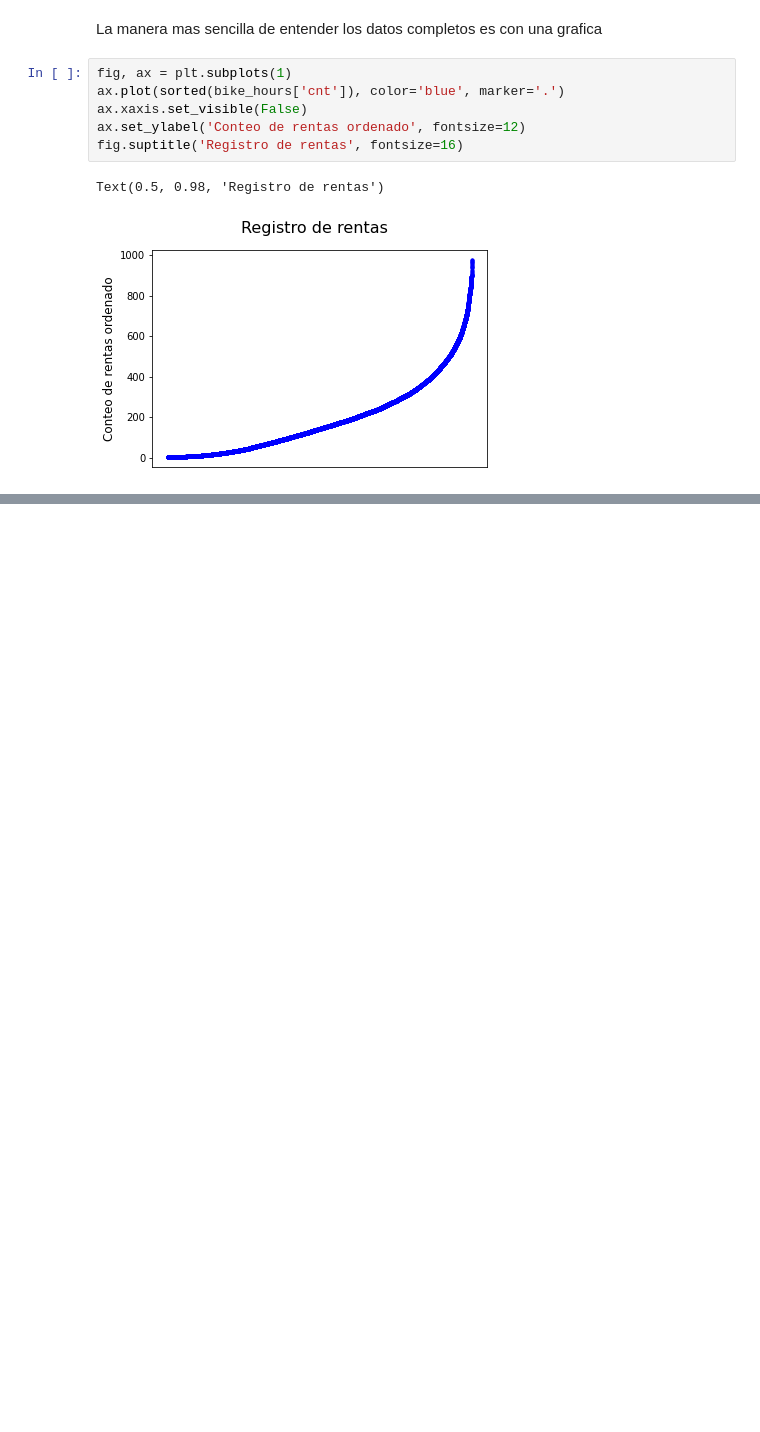
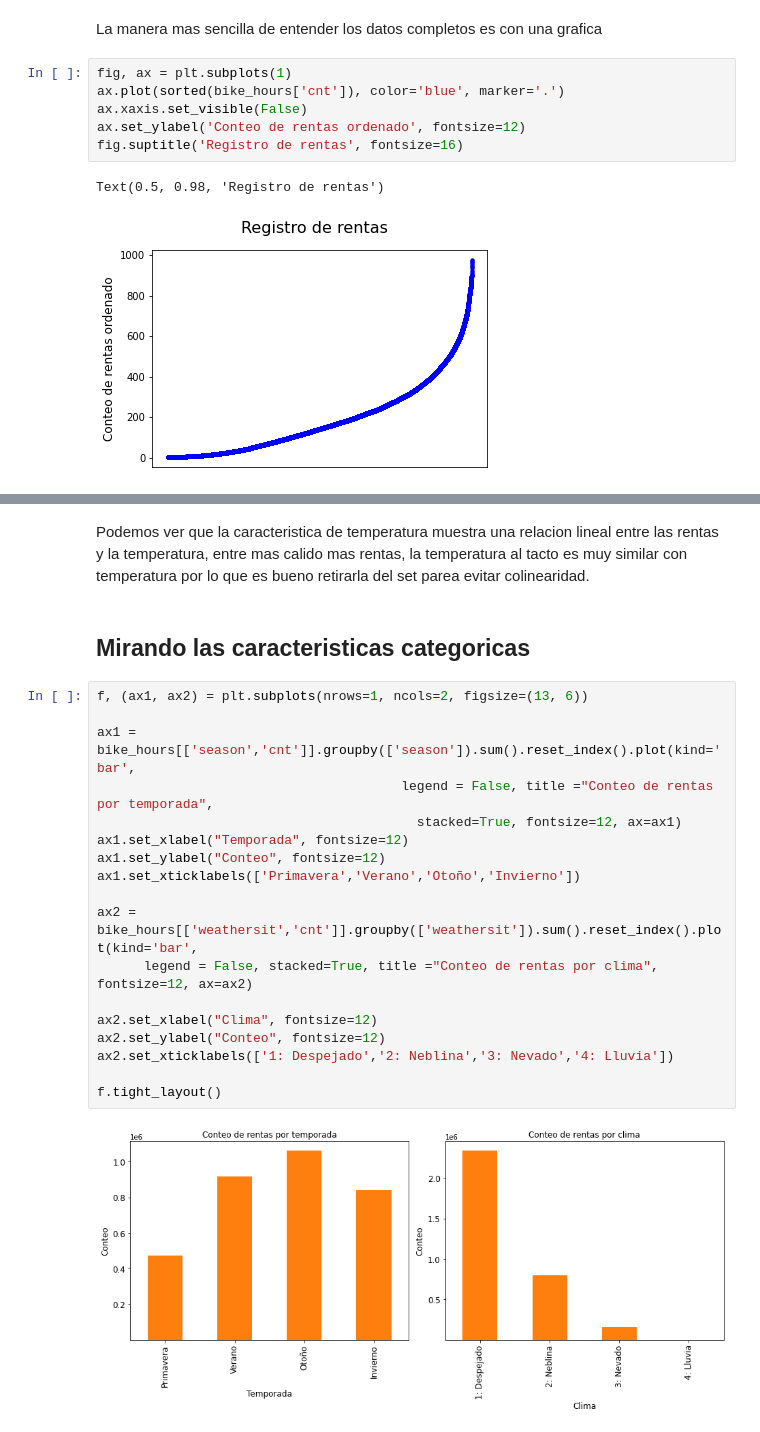
Before and after one commit to JoelBuenrostro/Renta-de-bicicletas, a Jupyter notebook: Renta de bicicletas.ipynb, the cells around one changed output, grey strips where cells are left out. Cells and saved outputs as stored; diff of their text form; blank space fills up the shorter version.

```diff
--- a/Renta de bicicletas.ipynb
+++ b/Renta de bicicletas.ipynb
@@ -152,0 +175,24 @@ Text(0.5, 0.98, 'Registro de rentas')
+# %% [markdown]
+Podemos ver que la caracteristica de temperatura muestra una relacion lineal entre las rentas y la temperatura, entre mas calido mas rentas, la temperatura al tacto es muy similar con temperatura por lo que es bueno retirarla del set parea evitar colinearidad.
+# %% [markdown]
+## Mirando las caracteristicas categoricas
+# %%
+f, (ax1, ax2) = plt.subplots(nrows=1, ncols=2, figsize=(13, 6))
+
+ax1 = bike_hours[['season','cnt']].groupby(['season']).sum().reset_index().plot(kind='bar',
+                                       legend = False, title ="Conteo de rentas por temporada",
+                                         stacked=True, fontsize=12, ax=ax1)
+ax1.set_xlabel("Temporada", fontsize=12)
+ax1.set_ylabel("Conteo", fontsize=12)
+ax1.set_xticklabels(['Primavera','Verano','Otoño','Invierno'])
+
+ax2 = bike_hours[['weathersit','cnt']].groupby(['weathersit']).sum().reset_index().plot(kind='bar',
+      legend = False, stacked=True, title ="Conteo de rentas por clima", fontsize=12, ax=ax2)
+
+ax2.set_xlabel("Clima", fontsize=12)
+ax2.set_ylabel("Conteo", fontsize=12)
+ax2.set_xticklabels(['1: Despejado','2: Neblina','3: Nevado','4: Lluvia'])
+
+f.tight_layout()
+# %% [output]
+[figure, added]
```
Also changed, not shown: parts of 15 cells of this notebook.
